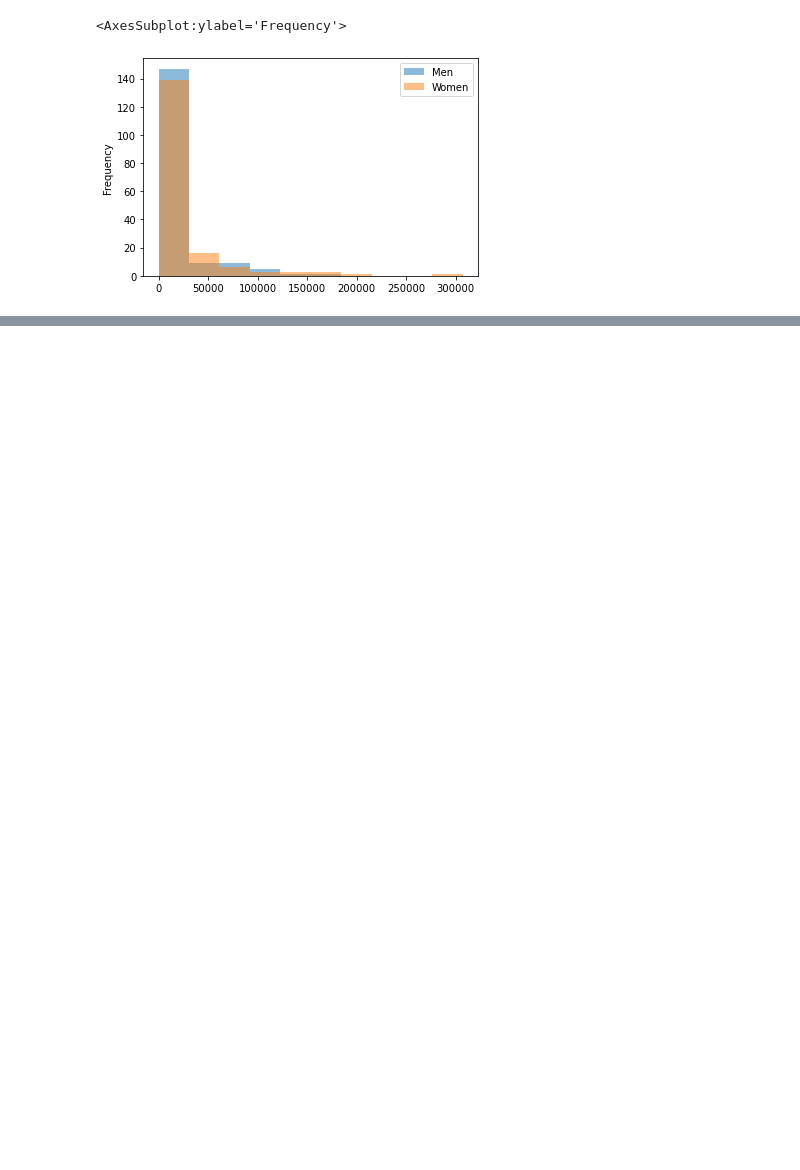
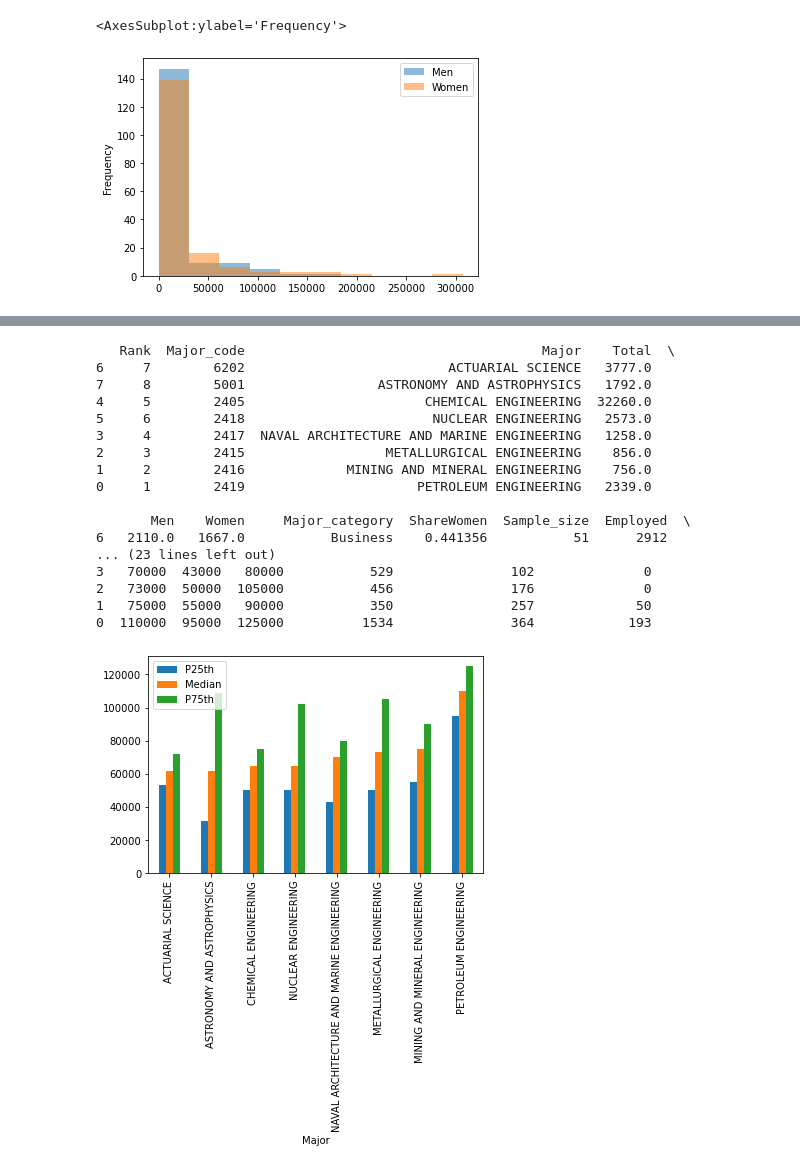
Before and after one commit to undecidedpie/python-practice, a Jupyter notebook: Pandas/collegemajor_exploratory.ipynb, the cells around one changed output, grey strips where cells are left out. Cells and saved outputs as stored; diff of their text form; code cells hidden in the pictures; blank space fills up the shorter version.

```diff
--- a/Pandas/collegemajor_exploratory.ipynb
+++ b/Pandas/collegemajor_exploratory.ipynb
@@ -69,0 +110,25 @@ df[["Men", "Women"]].plot(kind = "hist", alpha = 0.5)
+# %%
+# Subset dataset according to row in column "median" and then sort according to value
+
+top_medians = df[df["Median"] > 60000].sort_values("Median")
+top_medians.plot(x="Major", y=["P25th", "Median", "P75th"], kind = "bar")
+print(top_medians.head(n = 10))
+# %% [output]
+   Rank  Major_code                                      Major    Total  \
+6     7        6202                          ACTUARIAL SCIENCE   3777.0
+7     8        5001                 ASTRONOMY AND ASTROPHYSICS   1792.0
+4     5        2405                       CHEMICAL ENGINEERING  32260.0
+5     6        2418                        NUCLEAR ENGINEERING   2573.0
+3     4        2417  NAVAL ARCHITECTURE AND MARINE ENGINEERING   1258.0
+2     3        2415                  METALLURGICAL ENGINEERING    856.0
+1     2        2416             MINING AND MINERAL ENGINEERING    756.0
+0     1        2419                      PETROLEUM ENGINEERING   2339.0
+
+       Men    Women     Major_category  ShareWomen  Sample_size  Employed  \
+6   2110.0   1667.0           Business    0.441356           51      2912
+... (23 lines left out)
+3   70000  43000   80000           529               102              0
+2   73000  50000  105000           456               176              0
+1   75000  55000   90000           350               257             50
+0  110000  95000  125000          1534               364            193
+[figure, added]
```
Also changed, not shown: parts of 11 cells of this notebook, 22 other files.
